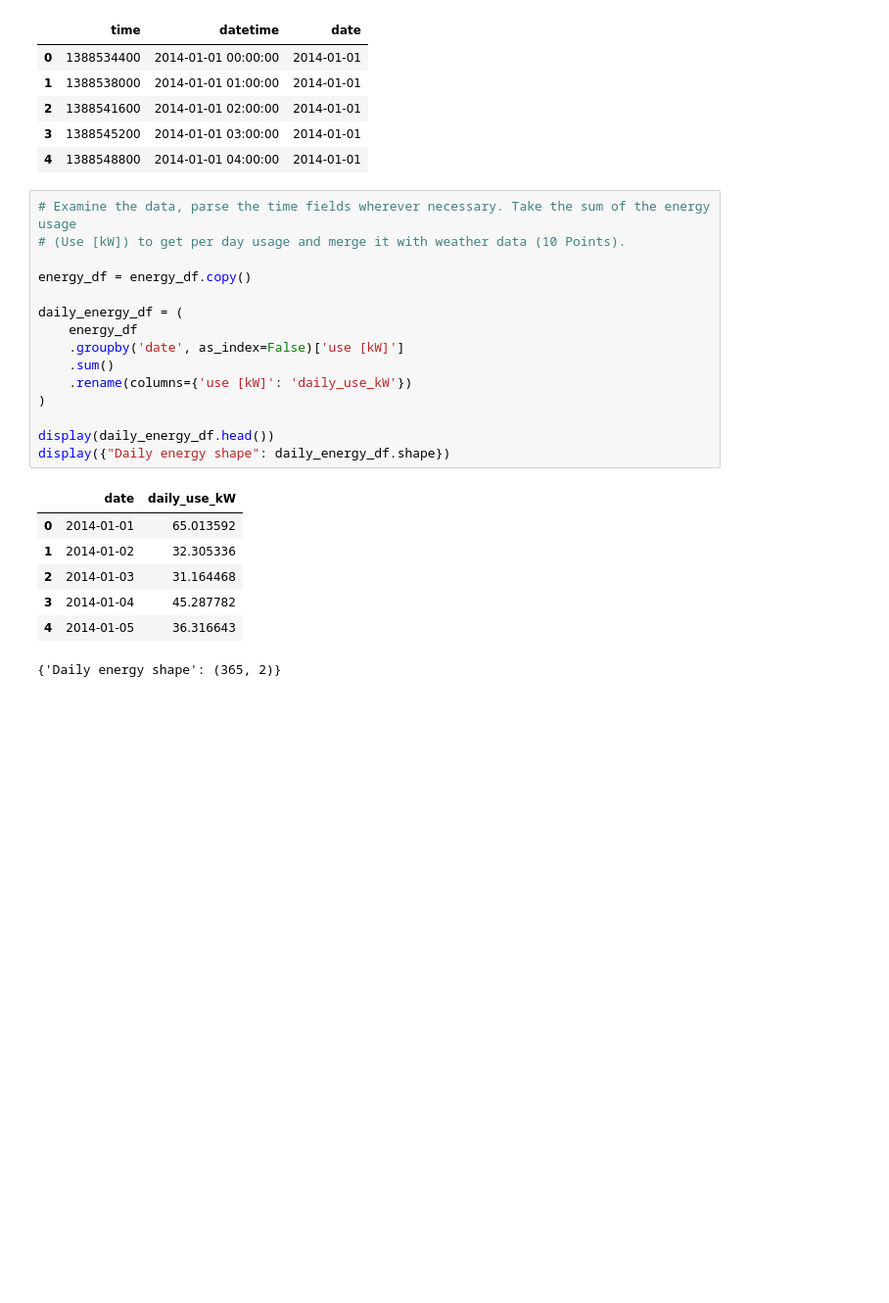
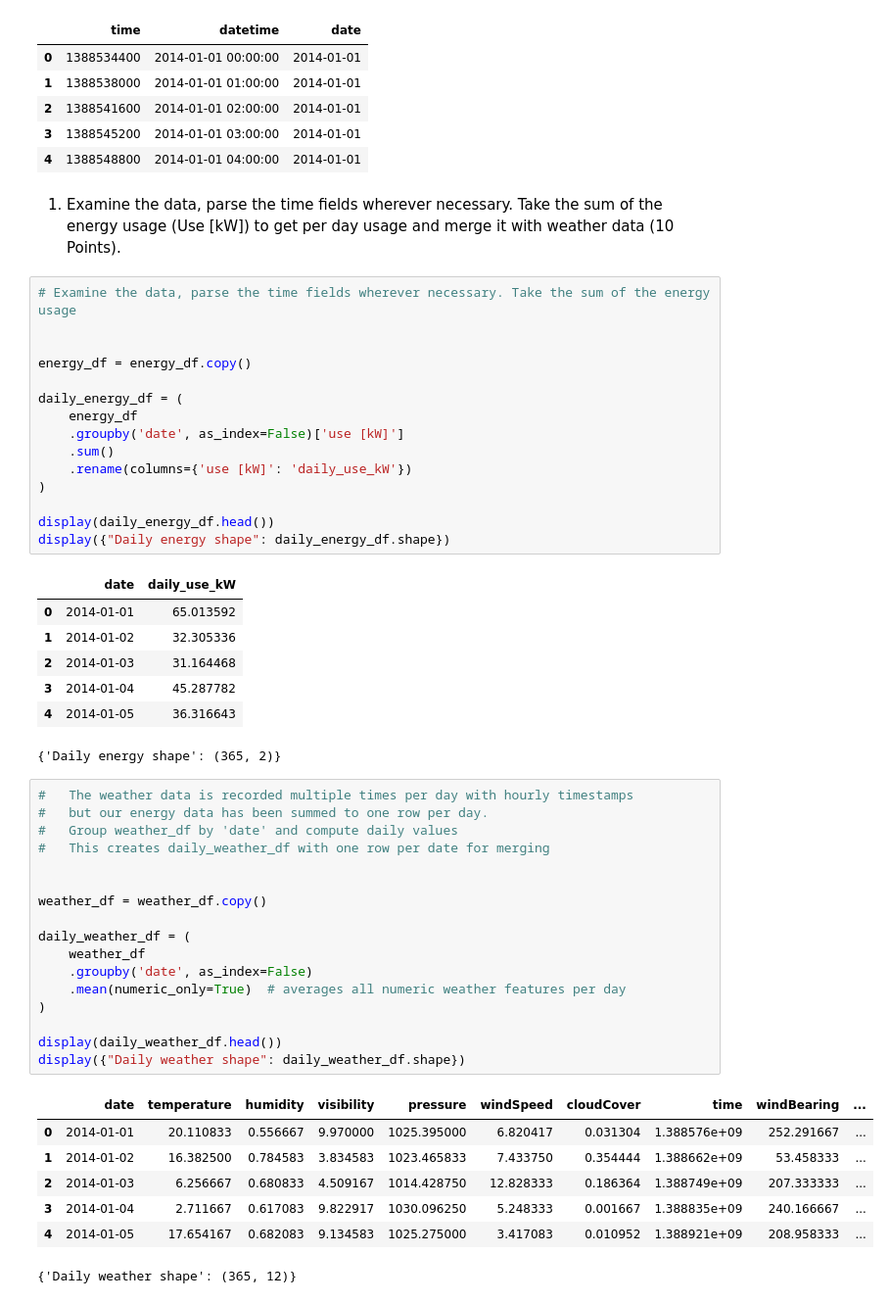
Before and after one commit to apple101012/cse351hw4, a Jupyter notebook: main.ipynb, the cells around one changed output. Shown at 98% size. Drawn from its saved outputs; the diff is of its cells as text; blank space fills up the shorter version.

Commit message:
time to change comments

```diff
--- a/main.ipynb
+++ b/main.ipynb
@@ -88,9 +88,12 @@ display(weather_df[['time', 'datetime', 'date']].head())
 | 2 | 1388541600 | 2014-01-01 02:00:00 | 2014-01-01 |
 | 3 | 1388545200 | 2014-01-01 03:00:00 | 2014-01-01 |
 | 4 | 1388548800 | 2014-01-01 04:00:00 | 2014-01-01 |
+# %% [markdown]
+1. Examine the data, parse the time fields wherever necessary. Take the sum of the energy usage
+(Use [kW]) to get per day usage and merge it with weather data (10 Points).
 # %%
 # Examine the data, parse the time fields wherever necessary. Take the sum of the energy usage
-# (Use [kW]) to get per day usage and merge it with weather data (10 Points).
+
 
 energy_df = energy_df.copy()
 
@@ -111,3 +114,28 @@ display({"Daily energy shape": daily_energy_df.shape})
 | 3 | 2014-01-04 | 45.287782 |
 | 4 | 2014-01-05 | 36.316643 |
 {'Daily energy shape': (365, 2)}
+# %%
+#   The weather data is recorded multiple times per day with hourly timestamps
+#   but our energy data has been summed to one row per day.
+#   Group weather_df by 'date' and compute daily values
+#   This creates daily_weather_df with one row per date for merging
+
+
+weather_df = weather_df.copy()
+
+daily_weather_df = (
+    weather_df
+    .groupby('date', as_index=False)
+    .mean(numeric_only=True)  # averages all numeric weather features per day
+)
+
+display(daily_weather_df.head())
+display({"Daily weather shape": daily_weather_df.shape})
+# %% [output]
+|  | date | temperature | humidity | visibility | pressure | windSpeed | cloudCover | time | windBearing | ... |
+| 0 | 2014-01-01 | 20.110833 | 0.556667 | 9.970000 | 1025.395000 | 6.820417 | 0.031304 | 1.388576e+09 | 252.291667 | ... |
+| 1 | 2014-01-02 | 16.382500 | 0.784583 | 3.834583 | 1023.465833 | 7.433750 | 0.354444 | 1.388662e+09 | 53.458333 | ... |
+| 2 | 2014-01-03 | 6.256667 | 0.680833 | 4.509167 | 1014.428750 | 12.828333 | 0.186364 | 1.388749e+09 | 207.333333 | ... |
+| 3 | 2014-01-04 | 2.711667 | 0.617083 | 9.822917 | 1030.096250 | 5.248333 | 0.001667 | 1.388835e+09 | 240.166667 | ... |
+| 4 | 2014-01-05 | 17.654167 | 0.682083 | 9.134583 | 1025.275000 | 3.417083 | 0.010952 | 1.388921e+09 | 208.958333 | ... |
+{'Daily weather shape': (365, 12)}
```
Also changed, not shown: parts of 23 cells of this notebook, 2 other files.
